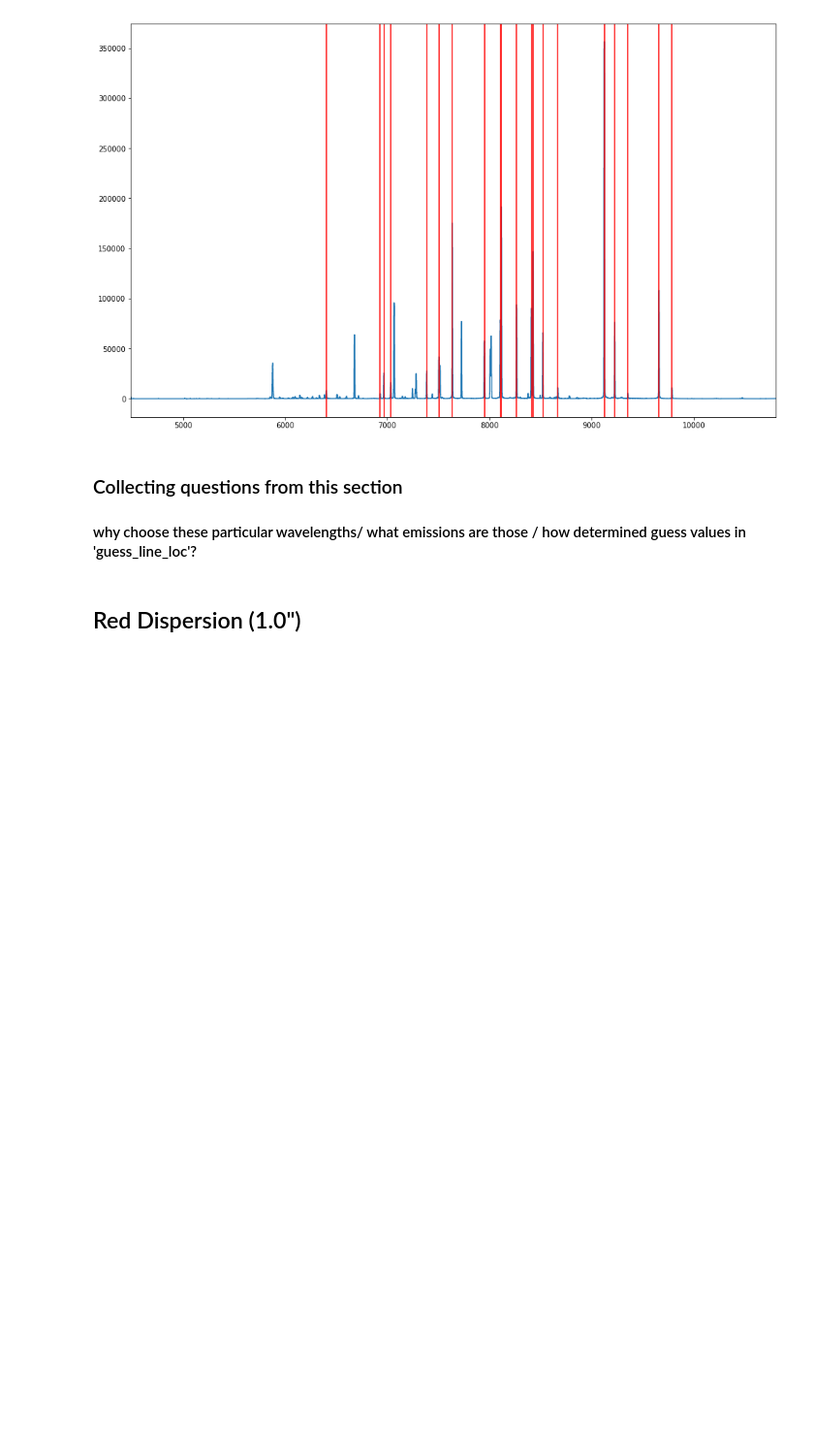
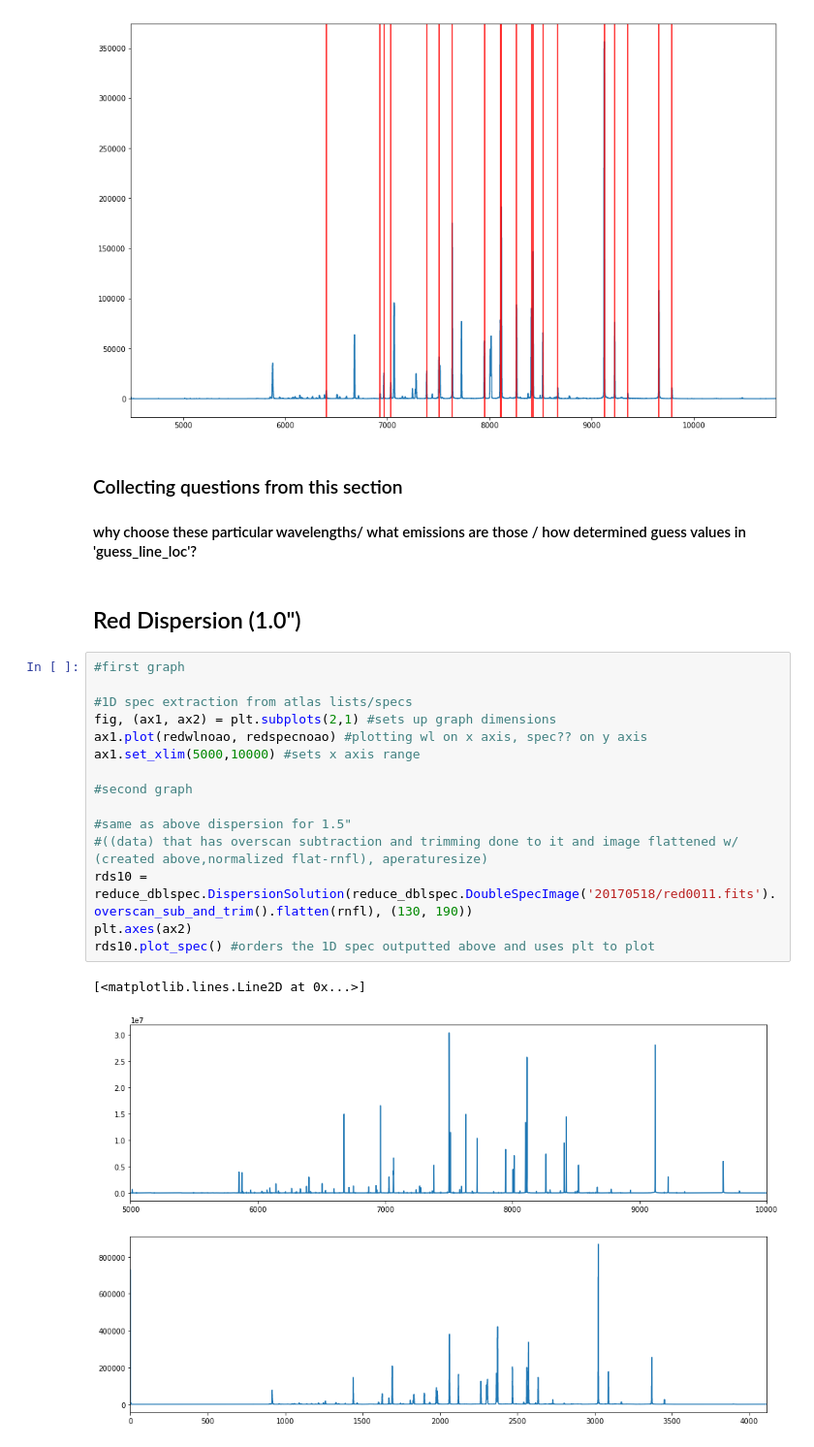
Before and after one commit to deerow22/data_reduction_scrap, a Jupyter notebook: my data reduction_scrap.ipynb, the cells around one changed output. Shown: that part at 97% size. Drawn from its saved outputs; the diff is of its cells as text; blank space fills up the shorter version.

```diff
--- a/my data reduction_scrap.ipynb
+++ b/my data reduction_scrap.ipynb
@@ -223,3 +228,21 @@ rds.plot_spec_wl()
 #### why choose these particular wavelengths/ what emissions are those / how determined guess values in 'guess_line_loc'?
 # %% [markdown]
 ## Red Dispersion (1.0")
+# %%
+#first graph
+
+#1D spec extraction from atlas lists/specs
+fig, (ax1, ax2) = plt.subplots(2,1) #sets up graph dimensions
+ax1.plot(redwlnoao, redspecnoao) #plotting wl on x axis, spec?? on y axis
+ax1.set_xlim(5000,10000) #sets x axis range
+
+#second graph
+
+#same as above dispersion for 1.5"
+#((data) that has overscan subtraction and trimming done to it and image flattened w/ (created above,normalized flat-rnfl), aperaturesize)
+rds10 = reduce_dblspec.DispersionSolution(reduce_dblspec.DoubleSpecImage('20170518/red0011.fits').overscan_sub_and_trim().flatten(rnfl), (130, 190))
+plt.axes(ax2)
+rds10.plot_spec() #orders the 1D spec outputted above and uses plt to plot
+# %% [output]
+[<matplotlib.lines.Line2D at 0x...>]
+[figure, added]
```
Also changed, not shown: parts of 8 cells of this notebook.
